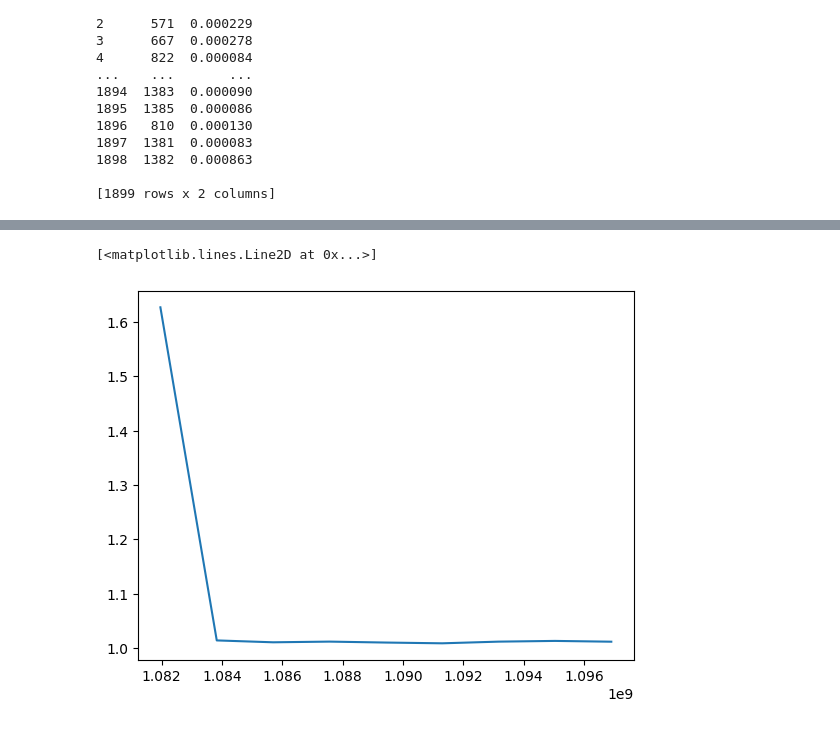
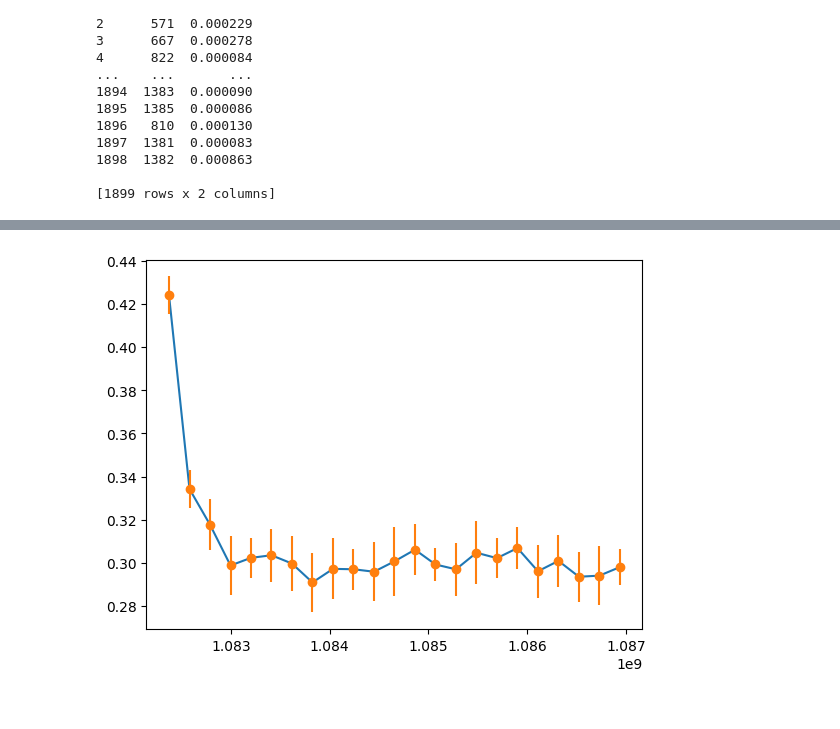
Before and after one commit to Mikhaelyes/Diploma, a Jupyter notebook: Diploma.ipynb, the cells around one changed output, grey strips where cells are left out. Cells and saved outputs as stored; diff of their text form; code cells hidden in the pictures.

Commit message:
Plot of value index

```diff
--- a/Diploma.ipynb
+++ b/Diploma.ipynb
@@ -573,2 +509,11 @@ def value_index_time(data_vt):
 # %%
-list_time, list_val, list_std = value_index_time(data)
+Time_start = int(data['Time_start'].min())
+Time_stop = int(data['Time_start'].max())
+step = (Time_stop - Time_start) / 90
+time_list = []
+for i in range(11, 35):
+    time_list.append(Time_start + i * step)
+
+print(Time_start)
+print(Time_stop)
+print(time_list)
@@ -574,0 +524,2 @@ list_time, list_val, list_std = value_index_time(data)
+# %%
+list_val, list_std = value_index_time(data, time_list)
@@ -575,6 +544,7 @@ list_time, list_val, list_std = value_index_time(data)
 # %%
-
-plt.plot(list_time, list_val)
+#plt.plot(time_list[:-1], list_val)
+plt.plot(time_list[:-1], list_val)
+plt.errorbar(time_list[:-1], list_val, yerr=list_std, fmt="o")
+plt.show()
 # %% [output]
-[<matplotlib.lines.Line2D at 0x...>]
-[figure, old version]
+[figure, new version]
```
Also changed, not shown: parts of 13 cells of this notebook.
